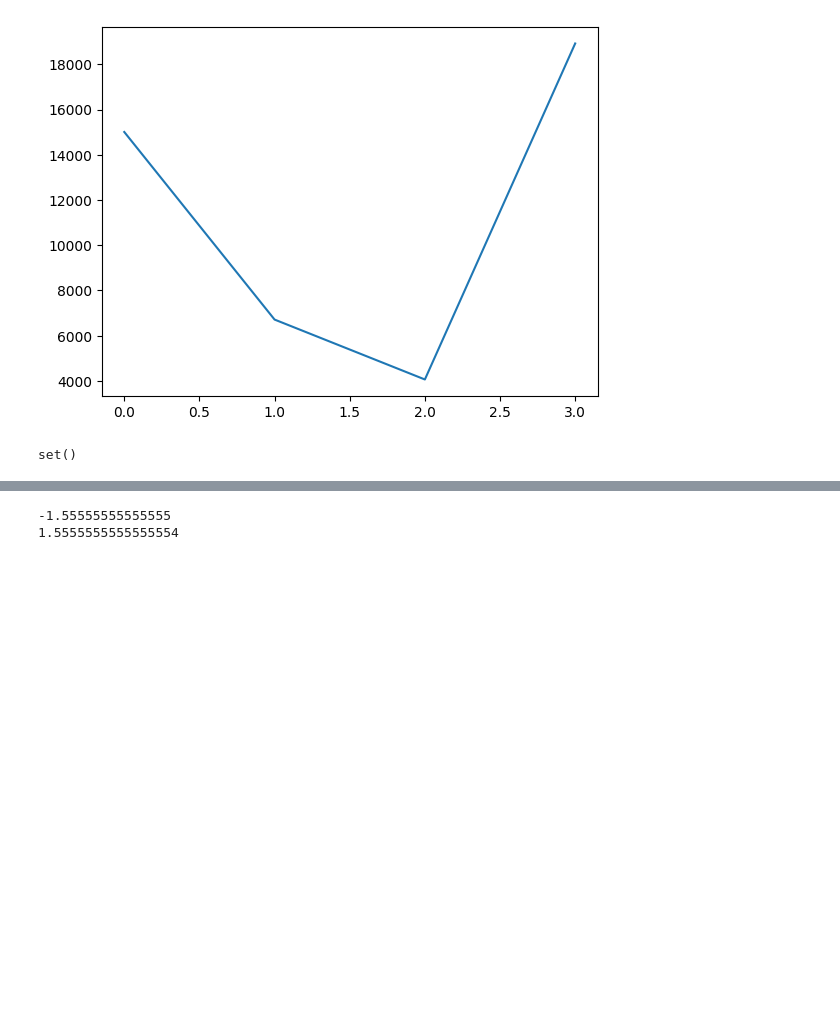
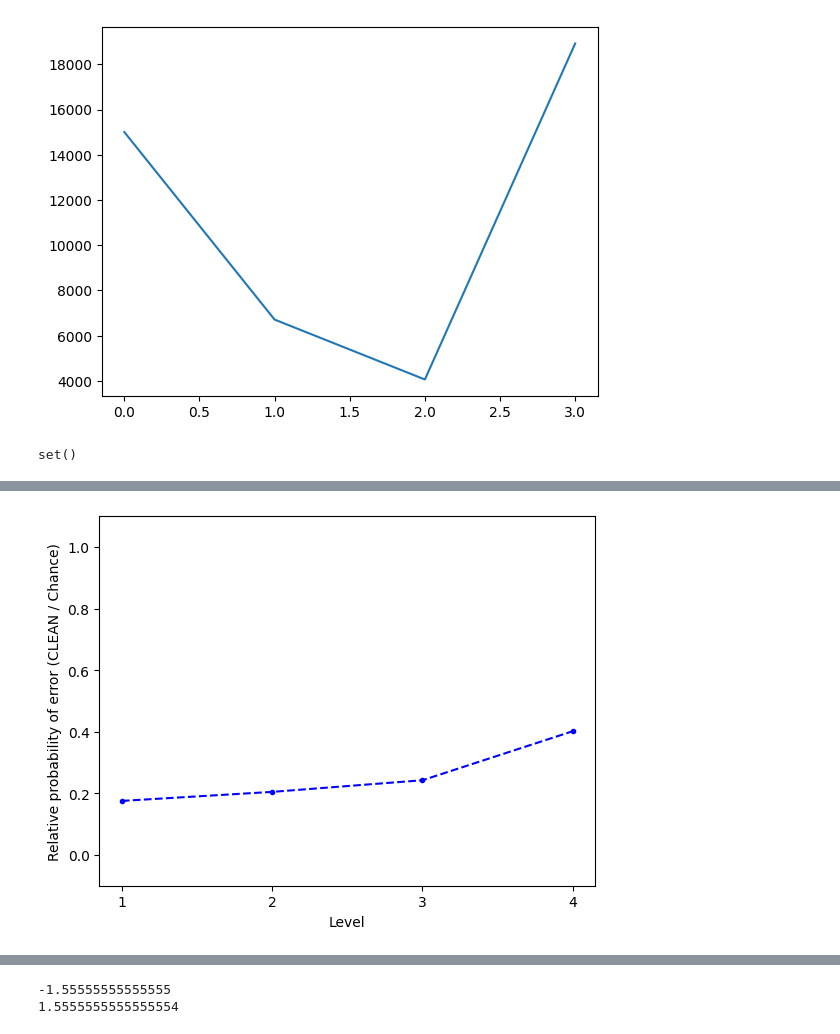
Before and after one commit to stefanpate/rcgnn, a Jupyter notebook: scripts/eval_metrics.ipynb, the cells around one changed output, grey strips where cells are left out. Cells and saved outputs as stored; diff of their text form; code cells hidden in the pictures; blank space fills up the shorter version.

```diff
--- a/scripts/eval_metrics.ipynb
+++ b/scripts/eval_metrics.ipynb
@@ -737,0 +794,14 @@ set()
+# %%
+x = np.arange(1, n_levels + 1)
+ep = 1e-1
+fig, ax = plt.subplots()
+ax.plot(x, error_rate_at / prob_error_at, 'b.--')
+ax.set_ylim(-ep, 1 + ep)
+ax.set_xticks(x)
+ax.set_ylim(-ep, 1 + ep)
+ax.set_xticks(x)
+ax.set_ylabel('Relative probability of error (CLEAN / Chance)')
+ax.set_xlabel('Level')
+plt.show()
+# %% [output]
+[figure, added]
```
Also changed, not shown: parts of 15 cells of this notebook, 22 other files.
